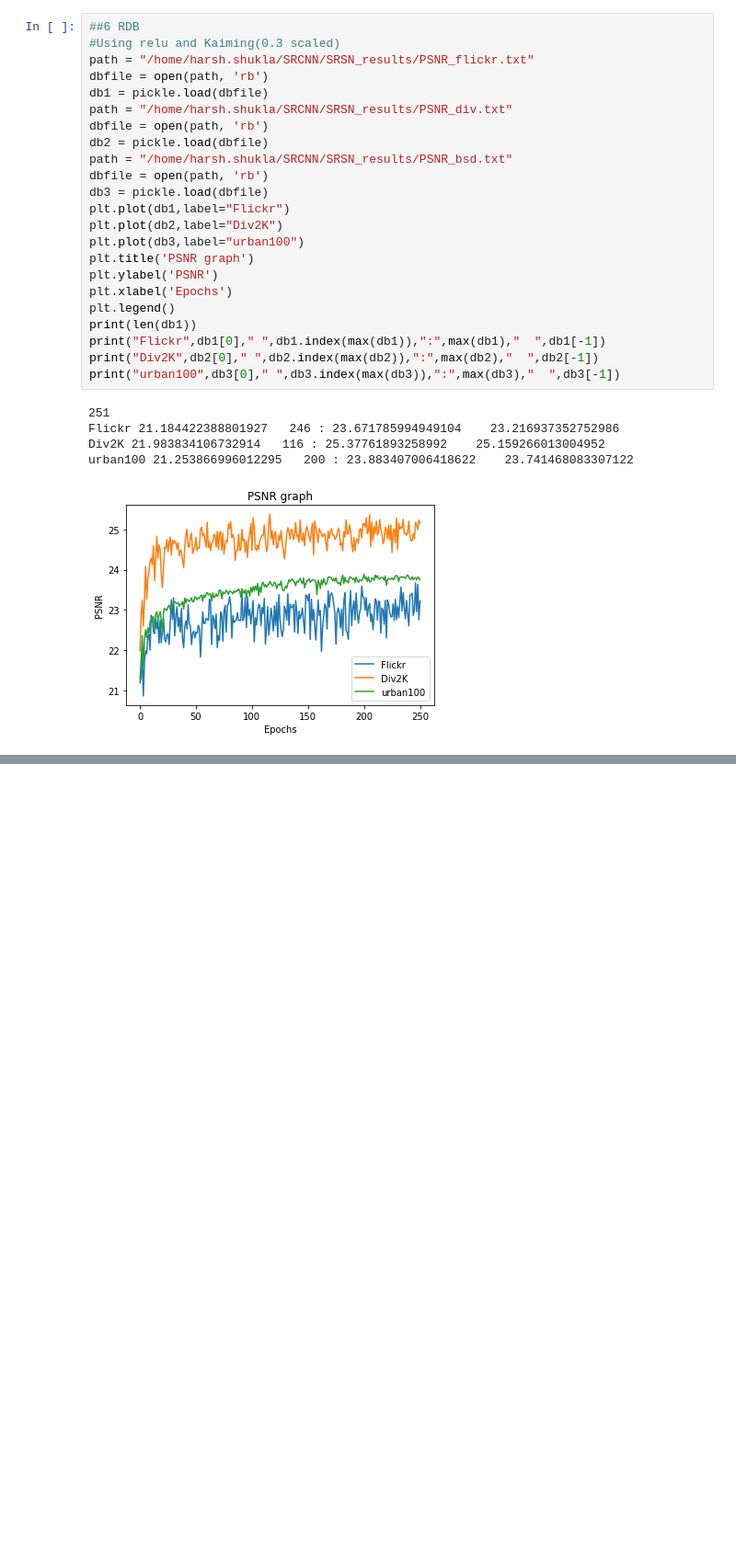
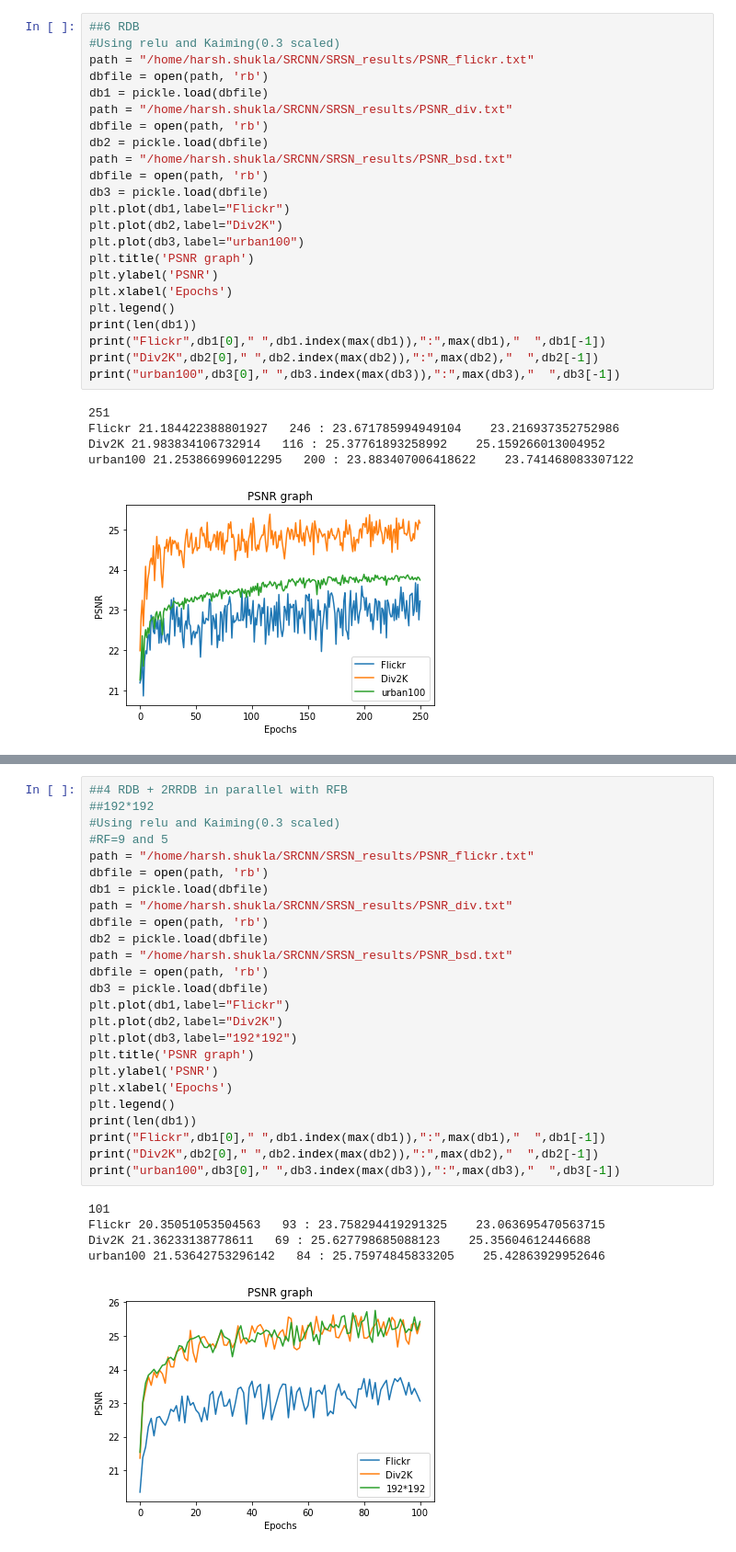
Before and after one commit to Shrsh/Super_Resolution_Networks, a Jupyter notebook: Graphs.ipynb, the cells around one changed output, grey strips where cells are left out. Shown at 92% size. Drawn from its saved outputs; the diff is of its cells as text; blank space fills up the shorter version.

```diff
--- a/Graphs.ipynb
+++ b/Graphs.ipynb
@@ -1586,0 +1679,31 @@ urban100 21.726422656870213   106 : 23.822131056110123    23.754995161839982
+# %%
+##4 RDB + 2RRDB in parallel with RFB
+##192*192
+#Using relu and Kaiming(0.3 scaled)
+#RF=9 and 5
+path = "/home/harsh.shukla/SRCNN/SRSN_results/PSNR_flickr.txt"
+dbfile = open(path, 'rb')
+db1 = pickle.load(dbfile)
+path = "/home/harsh.shukla/SRCNN/SRSN_results/PSNR_div.txt"
+dbfile = open(path, 'rb')
+db2 = pickle.load(dbfile)
+path = "/home/harsh.shukla/SRCNN/SRSN_results/PSNR_bsd.txt"
+dbfile = open(path, 'rb')
+db3 = pickle.load(dbfile)
+plt.plot(db1,label="Flickr")
+plt.plot(db2,label="Div2K")
+plt.plot(db3,label="192*192")
+plt.title('PSNR graph')
+plt.ylabel('PSNR')
+plt.xlabel('Epochs')
+plt.legend()
+print(len(db1))
+print("Flickr",db1[0]," ",db1.index(max(db1)),":",max(db1),"  ",db1[-1])
+print("Div2K",db2[0]," ",db2.index(max(db2)),":",max(db2),"  ",db2[-1])
+print("urban100",db3[0]," ",db3.index(max(db3)),":",max(db3),"  ",db3[-1])
+# %% [output]
+101
+Flickr 20.35051053504563   93 : 23.758294419291325    23.063695470563715
+Div2K 21.36233138778611   69 : 25.627798685088123    25.35604612446688
+urban100 21.53642753296142   84 : 25.75974845833205    25.42863929952646
+[figure, added]
```
Also changed, not shown: parts of 41 cells of this notebook, 6 other files.
